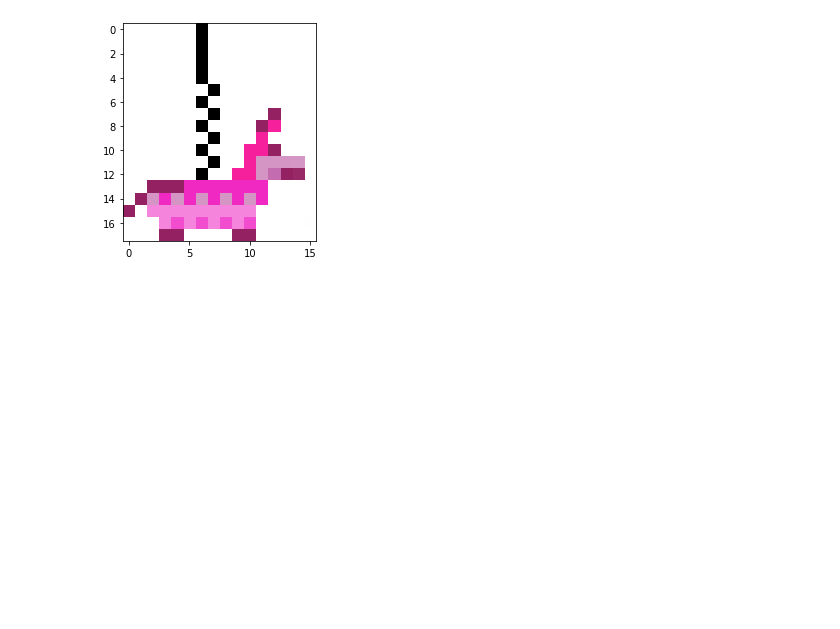
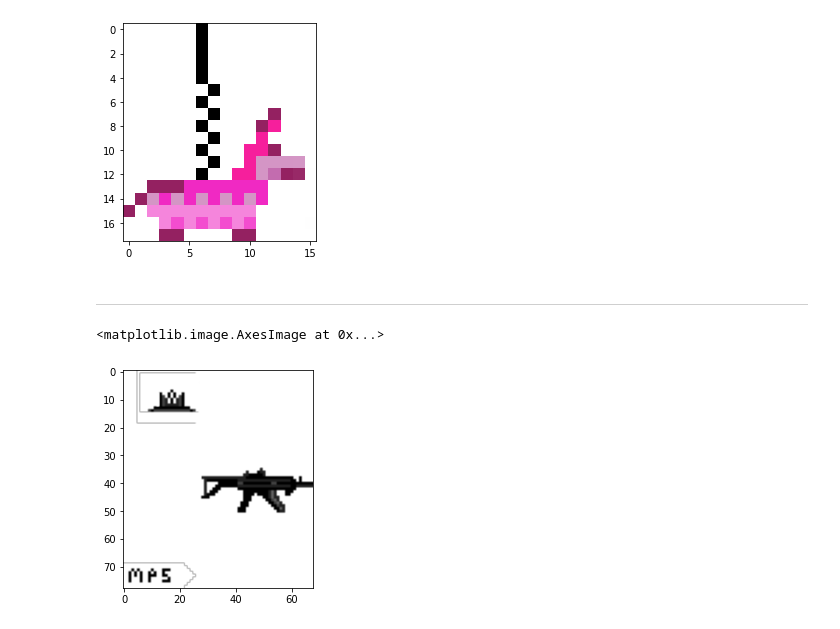
Before and after one commit to piotrostr/pixil-artillery, a Jupyter notebook: main.ipynb, the cells around one changed output. Saved outputs shown, nothing was run; the diff lists cells and outputs as text; code cells hidden in the pictures; blank space fills up the shorter version.

```diff
--- a/main.ipynb
+++ b/main.ipynb
@@ -58,0 +59,9 @@ np.testing.assert_equal(pinata_spaz, pinata_deagle)
+# %% [markdown]
+---
+# %%
+mp5 = cv2.imread('./data/MP5/MP5.png', cv2.IMREAD_UNCHANGED)
+# %%
+plt.imshow(mp5)
+# %% [output]
+<matplotlib.image.AxesImage at 0x...>
+[figure, added]
```
Also changed, not shown: parts of 16 cells of this notebook, 2 other files.
